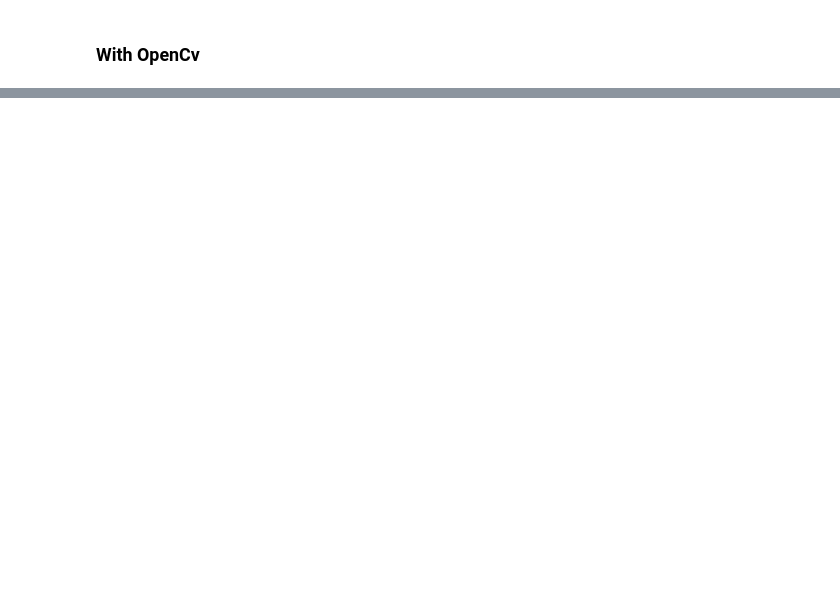
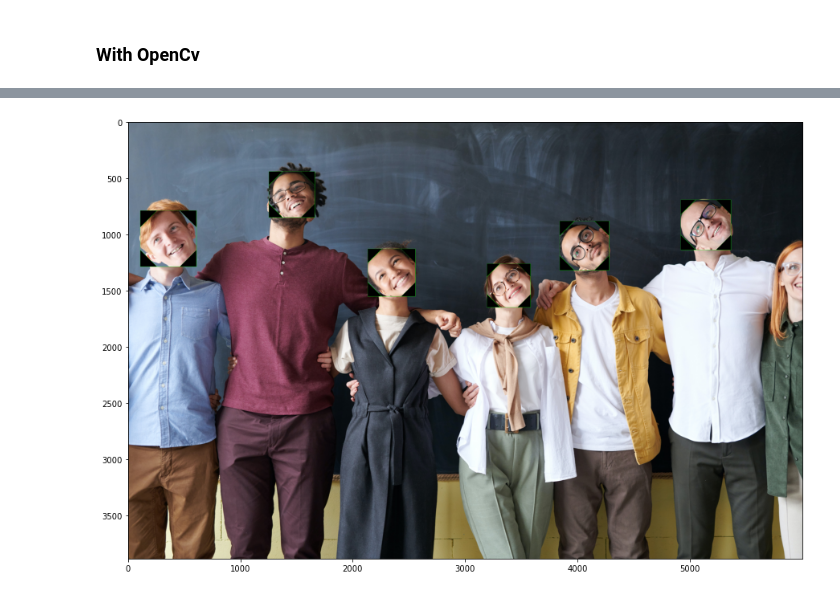
Before and after one commit to MohammadRouintan/Practice-Digital-Image-Processing, a Jupyter notebook: Exercise1/FaceDetectionAndSpatialTransformations.ipynb, the cells around one changed output, grey strips where cells are left out. Drawn from its saved outputs; the diff is of its cells as text; code cells hidden in the pictures; blank space fills up the shorter version.

```diff
--- a/Exercise1/FaceDetectionAndSpatialTransformations.ipynb
+++ b/Exercise1/FaceDetectionAndSpatialTransformations.ipynb
@@ -52,0 +105,39 @@ Write a conclusion and references which you've used in your homework
+# %%
+def rotate(image, degree):
+    rads = np.radians(degree)
+    rot_img = np.uint8(np.zeros(image.shape))
+
+    height = rot_img.shape[0]
+    width  = rot_img.shape[1]
+
+    midx, midy = (width // 2, height // 2)
+
+    for i in range(rot_img.shape[0]):
+        for j in range(rot_img.shape[1]):
+            x = (i - midx) * np.cos(rads) + (j - midy) * np.sin(rads)
+            y = -(i - midx) * np.sin(rads) + (j - midy) * np.cos(rads)
+
+            x = round(x) + midx
+            y = round(y) + midy
+
+            if x >= 0 and y >= 0 and x < image.shape[0] and  y < image.shape[1]:
+                rot_img[i, j, :] = image[x, y, :]
+
+    return rot_img
+# %%
+def Rotate(path, faces):
+    image = cv2.imread(path)
+    image_copy = image.copy()
+
+    for (x, y, w, h) in faces:
+        cv2.rectangle(image, (x, y), (x + w, y + h), (0, 255, 0), 2)
+        image[y:y + h, x:x + w] = rotate(image[y:y + h, x:x + w], 45)
+
+
+    plt.figure(figsize=(20, 10))
+    plt.imshow(cv2.cvtColor(image, cv2.COLOR_BGR2RGB))
+    plt.show()
+# %%
+Rotate('Images/image1.jpg', face_detection('Images/image1.jpg'))
+# %% [output]
+[figure, added]
```
Also changed, not shown: parts of 12 cells of this notebook, 2 other files.
